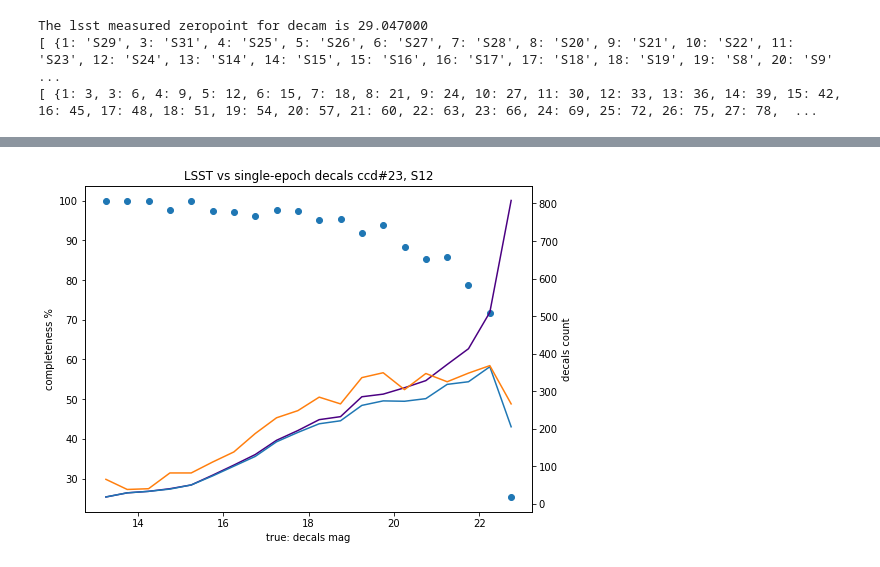
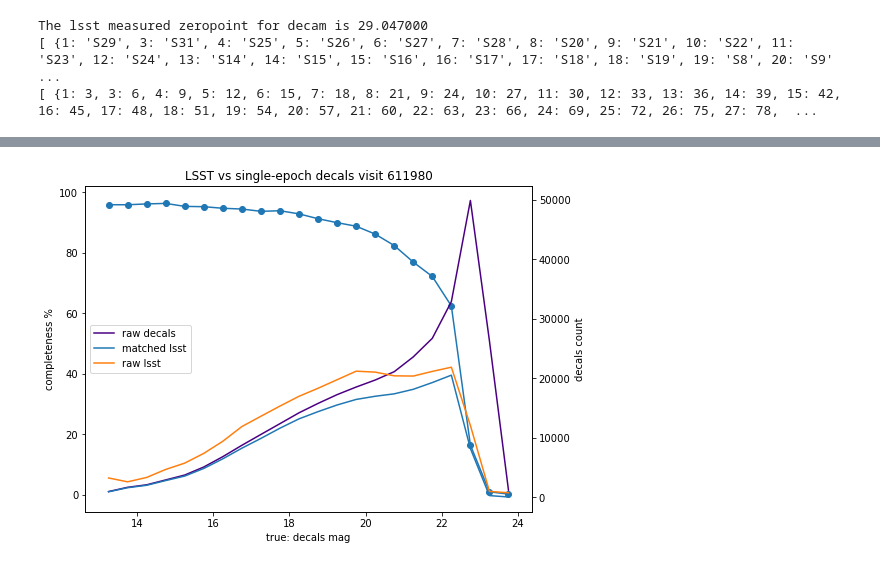
Before and after one commit to suberlak/crowded_fields, a Jupyter notebook: code/Decaps_LSST_pipeline.ipynb, the cells around one changed output, grey strips where cells are left out. Drawn from its saved outputs; the diff is of its cells as text; code cells hidden in the pictures.

```diff
--- a/code/Decaps_LSST_pipeline.ipynb
+++ b/code/Decaps_LSST_pipeline.ipynb
@@ -401,0 +497,4 @@ There are 5068 decaps sources  and 4461 lsst sources.
+# %%
+# loop over all ccd's...
+for i in range(len(calexp_files)) :
+    process_src_ccd(outDir, visit, i)
@@ -402,4 +690,28 @@ There are 5068 decaps sources  and 4461 lsst sources.
 # %%
+
+
+# Match sources from  decaps to lsst  per ccd
+# decam coordinates
+decam_coord = SkyCoord(ra  = ccd_decaps_stack['ra']*u.degree,
+                       dec = ccd_decaps_stack['dec']*u.degree)
+
+# lsst coordinates : in radians !
+lsst_coord = SkyCoord(ra = ccd_lsst_stack['coord_ra']*u.radian,
+                      dec= ccd_lsst_stack['coord_dec']*u.radian)
+
+
+# indices are into lsst ccd catalog
+# match decaps into lsst ...
+idx, d2d, d3d = decam_coord.match_to_catalog_sky(lsst_coord)
+
+# stack the two catalogs
+lsst_decam= hstack([ccd_decaps_stack ,ccd_lsst_stack[idx]],
+               table_names=['decam','lsst']  )
+
+print('There are %d decaps sources  and %d lsst sources.'%(len(decam_coord),
+                                                      len(lsst_coord))
+     )
+
 # matches within two arcsec...
 cut_arcsec = 2
 mask_arcsec = d2d.arcsec < cut_arcsec
@@ -435,7 +747,7 @@ lsst_decam['lsst_match'] = 0
 lsst_decam['lsst_match'][mask_comb] = 1
 
 # Plot completeness ...
-bins = np.arange(12,23,0.5)
+bins = np.arange(12,24,0.5)
 
 stat_mag = bs(lsst_decam['decaps_mag'], lsst_decam['decaps_mag'] , bins =bins ,
           statistic='count')
@@ -443,37 +755,72 @@ stat_mag = bs(lsst_decam['decaps_mag'], lsst_decam['decaps_mag'] , bins =bins ,
 stat_count = bs(lsst_decam['decaps_mag'], lsst_decam['lsst_match'] , bins =bins ,
           statistic=np.sum)
 
+
+
 decaps_count = stat_mag.statistic[1:]
 lsst_matched_count = stat_count.statistic[1:]
+
+# Plot completeness :
+# how many decaps sources does lsst recover ?
+
+# we classify a  match as good if :
+# 1)  lsst counterpart is within 2 arcsec
+# 2) lsst match has magnitude within 0.5 mag from the decaps magnitude
+
+
 
 completeness = 100 * (lsst_matched_count / decaps_count)
 
 %matplotlib inline
 fig,ax = plt.subplots(1,1,figsize = (8,6))
+ax.plot(stat_mag.bin_edges[2:]+0.25, completeness)
 ax.scatter(stat_mag.bin_edges[2:]+0.25, completeness)
 ax.set_ylabel('completeness %')
 ax.set_xlabel('true: decals mag')
-ax.set_title('LSST vs single-epoch decals ccd#'+str(int(ccd_number))+\
-             ', '+ ccd_name_dict[ccd_number])
+ax.set_title('LSST vs single-epoch decals visit '+visit)
 
 
 ax2 = ax.twinx()
 
-ax2.plot(stat_mag.bin_edges[2:]+0.25, decaps_count, c='indigo')
+ax2.plot(stat_mag.bin_edges[2:]+0.25, decaps_count, c='indigo', label='raw decals')
 ax2.set_ylabel('decals count')
 
 # single out only those decals that have a good lsst match,
 # so that we can plot the counts of lsst along the magnitude
 # of matched decals source...
-matched =  lsst_decam[mask_comb][['lsst_mag', 'decaps_mag']]
+matched =  lsst_decam[mask_comb][['lsst_mag', 'decaps_mag', 'dmag']]
 stat_lsst = bs(  matched['decaps_mag'], matched['lsst_mag'] , bins = bins ,
              statistic = 'count' )
 
-ax2.plot(stat_lsst.bin_edges[2:]+0.25, stat_lsst.statistic[1:])
+ax2.plot(stat_lsst.bin_edges[2:]+0.25, stat_lsst.statistic[1:], label='matched lsst')
 
 
 # plot also raw lsst along lsst magnitudes ...
-stat_raw = bs(ccd_data_good['lsst_mag'], ccd_data_good['lsst_mag'],
+stat_raw = bs(ccd_lsst_stack['lsst_mag'], ccd_lsst_stack['lsst_mag'],
              bins=bins, statistic='count')
-ax2.plot(stat_raw.bin_edges[2:]+0.25, stat_raw.statistic[1:])
+ax2.plot(stat_raw.bin_edges[2:]+0.25, stat_raw.statistic[1:], label='raw lsst')
+
+plt.legend(loc = 'center left')
+
+fname = '../data_products/decaps_lsst_compare/' + 'visit_'+visit+'.png'
+
+plt.savefig(fname)
+plt.show()
+fig.clear()
+
+
+
+# plot the photometric error vs magnitude ....
+# calculate the rms only on sources that were matched...
+rms = lambda x : np.sqrt(np.mean(np.square(x)))
+stat_rms_single = bs(matched['decaps_mag'],matched['dmag'], bins=bins,statistic=rms)
+fig,ax = plt.subplots(1,1,figsize=(8,4))
+ax.scatter(stat_rms_single.bin_edges[2:]+0.25, stat_rms_single.statistic[1:])
+ax.plot(stat_rms_single.bin_edges[2:]+0.25, stat_rms_single.statistic[1:])
+ax.set_ylabel('rms(decals - lsst) [mag]')
+ax.set_xlabel('decals mag')
+ax.grid()
+ax.set_title('LSST vs single-epoch decals visit '+visit)
+fname = '../data_products/decaps_lsst_compare/'+'visit_'+visit+'_rms.png'
+plt.savefig(fname)
 # %% [output]
@@ -484 +831 @@ ax2.plot(stat_raw.bin_edges[2:]+0.25, stat_raw.statistic[1:])
-[figure, old version]
+[figure, new version]
```
Also changed, not shown: parts of 30 cells of this notebook.
